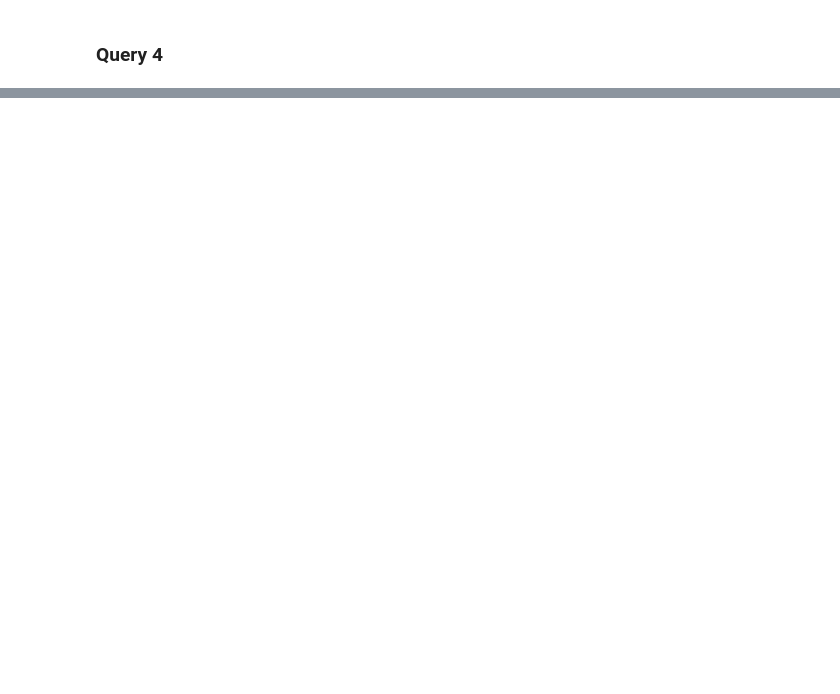
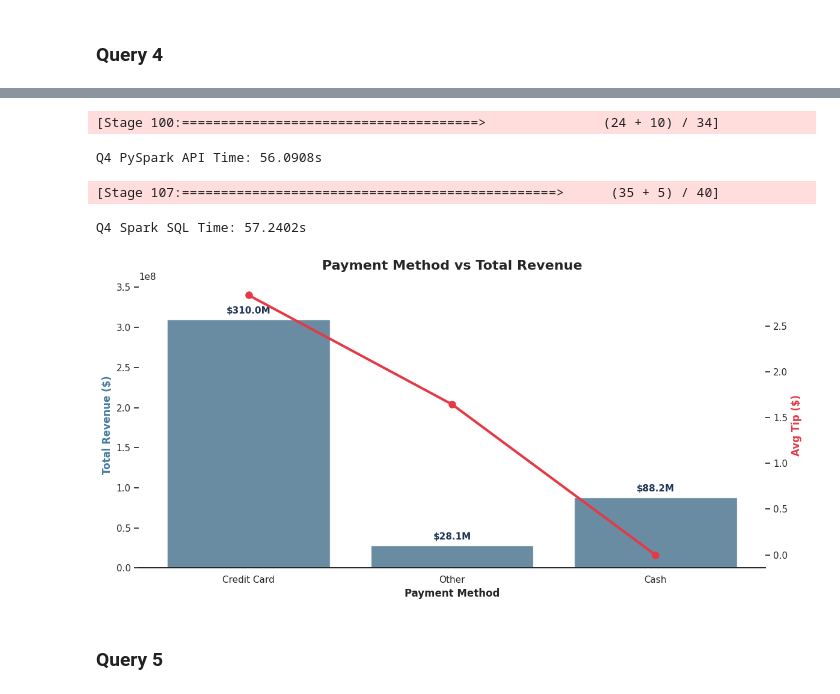
Before and after one commit to Mariana-rc01/SparkAndDrive, a Jupyter notebook: profiling_mariana.ipynb, the cells around one changed output, grey strips where cells are left out. Cells and saved outputs as stored; diff of their text form; code cells hidden in the pictures; blank space fills up the shorter version.

```diff
--- a/profiling_mariana.ipynb
+++ b/profiling_mariana.ipynb
@@ -2615,0 +1385,76 @@ print(f"Tempo Spark SQL: {time.time() - start_time:.4f} segundos")
+# %%
+from pyspark.sql.functions import when
+
+start_time = time.time()
+
+q4_api_df = taxi_df.withColumn(
+    "payment_name",
+    when(col("payment_type") == 1, "Credit Card")
+    .when(col("payment_type") == 2, "Cash")
+    .otherwise("Other")
+).groupBy("payment_name") \
+ .agg(
+    spark_sum("total_amount").alias("total_rev"),
+    avg("tip_amount").alias("avg_tip")
+)
+
+q4_pd = q4_api_df.toPandas()
+q4_api_time = time.time() - start_time
+print(f"Q4 PySpark API Time: {q4_api_time:.4f}s")
+# %% [output]
+[Stage 100:======================================>               (24 + 10) / 34]
+Q4 PySpark API Time: 56.0908s
+# %%
+start_time = time.time()
+
+q4_sql = spark.sql("""
+    SELECT
+        CASE
+            WHEN payment_type = 1 THEN 'Credit Card'
+            WHEN payment_type = 2 THEN 'Cash'
+            ELSE 'Other'
+        END as payment_name,
+        SUM(total_amount) as total_rev,
+        AVG(tip_amount) as avg_tip
+    FROM taxi_data
+    GROUP BY 1
+""")
+
+q4_pd_sql = q4_sql.toPandas()
+q4_sql_time = time.time() - start_time
+print(f"Q4 Spark SQL Time: {q4_sql_time:.4f}s")
+# %% [output]
+[Stage 107:================================================>      (35 + 5) / 40]
+Q4 Spark SQL Time: 57.2402s
+# %%
+sns.set_theme(style="white")
+plt.rcParams['font.family'] = 'sans-serif'
+
+main_color = "#457b9d"
+highlight_color = "#e63946"
+
+fig, ax = plt.subplots(figsize=(12, 6), facecolor='white')
+
+sns.barplot(data=q4_pd, x="payment_name", y="total_rev", color=main_color, alpha=0.85, ax=ax)
+ax.set_title("Payment Method vs Total Revenue", fontweight='bold', fontsize=16, pad=15)
+ax.set_ylabel("Total Revenue ($)", fontweight='bold', color=main_color)
+ax.set_xlabel("Payment Method", fontweight='bold')
+
+for container in ax.containers:
+    labels = [f"${v/1e6:.1f}M" if v >= 1e6 else f"${v/1e3:.1f}k" for v in container.datavalues]
+    ax.bar_label(container, labels=labels, padding=5, fontweight='bold', color='#1d3557', fontsize=11)
+
+ax.set_ylim(0, q4_pd["total_rev"].max() * 1.15)
+
+axb = ax.twinx()
+axb.plot(q4_pd["payment_name"], q4_pd["avg_tip"], color=highlight_color, marker='o', linewidth=3, markersize=8)
+axb.set_ylabel("Avg Tip ($)", fontweight='bold', color=highlight_color)
+axb.grid(False)
+
+sns.despine(left=True, bottom=False)
+plt.tight_layout()
+plt.show()
+# %% [output]
+[figure, added]
+# %% [markdown]
+### Query 5
```
Also changed, not shown: parts of 95 cells of this notebook.
